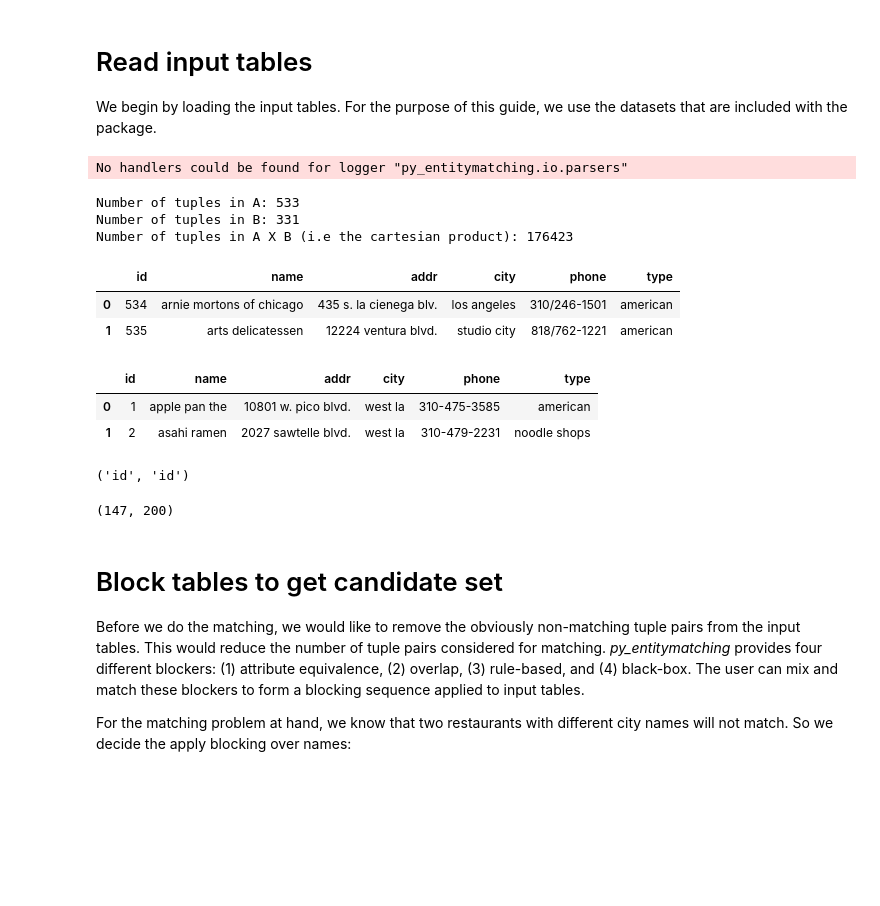
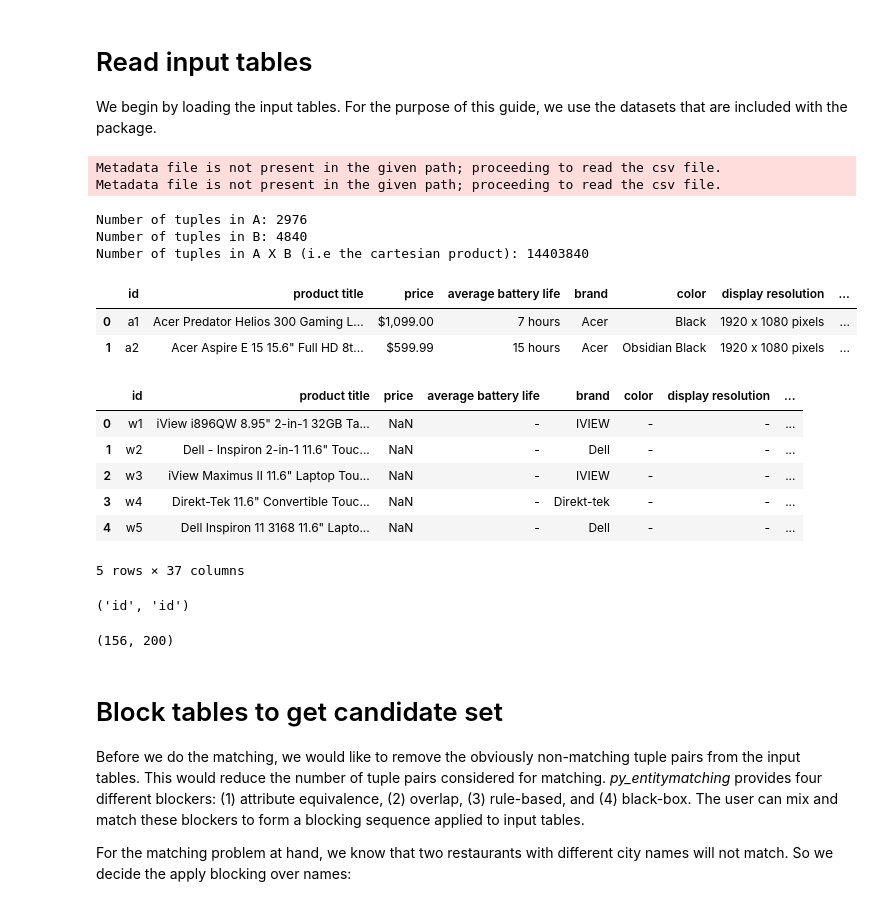
Before and after one commit to dliangsta/CS839-project, a Jupyter notebook: stage-3/notebook.ipynb, the cells around one changed output. Saved outputs shown, nothing was run; the diff lists cells and outputs as text; code cells hidden in the pictures; blank space fills up the shorter version.

```diff
--- a/stage-3/notebook.ipynb
+++ b/stage-3/notebook.ipynb
@@ -42,29 +38,38 @@ path_B = em.get_install_path() + os.sep + 'datasets' + os.sep + 'end-to-end' + o
+# %%
+# Get the paths
+path_A = '/home/liang/Workspace/cs839-project/stage-2/crawlers/data/amazon_products.csv'
+path_B = '/home/liang/Workspace/cs839-project/stage-2/crawlers/data/walmart_products.csv'
 # %%
 # Load csv files as dataframes and set the key attribute in the dataframe
 A = em.read_csv_metadata(path_A, key='id')
 B = em.read_csv_metadata(path_B, key='id')
 # %% [output]
-No handlers could be found for logger "py_entitymatching.io.parsers"
+Metadata file is not present in the given path; proceeding to read the csv file.
+Metadata file is not present in the given path; proceeding to read the csv file.
 # %%
 print('Number of tuples in A: ' + str(len(A)))
 print('Number of tuples in B: ' + str(len(B)))
 print('Number of tuples in A X B (i.e the cartesian product): ' + str(len(A)*len(B)))
 # %% [output]
-Number of tuples in A: 533
-Number of tuples in B: 331
-Number of tuples in A X B (i.e the cartesian product): 176423
+Number of tuples in A: 2976
+Number of tuples in B: 4840
+Number of tuples in A X B (i.e the cartesian product): 14403840
 # %%
 A.head(2)
 # %% [output]
-|  | id | name | addr | city | phone | type |
-| 0 | 534 | arnie mortons of chicago | 435 s. la cienega blv. | los angeles | 310/246-1501 | american |
-| 1 | 535 | arts delicatessen | 12224 ventura blvd. | studio city | 818/762-1221 | american |
+|  | id | product title | price | average battery life | brand | color | display resolution | ... |
+| 0 | a1 | Acer Predator Helios 300 Gaming L... | $1,099.00 | 7 hours | Acer | Black | 1920 x 1080 pixels | ... |
+| 1 | a2 | Acer Aspire E 15 15.6" Full HD 8t... | $599.99 | 15 hours | Acer | Obsidian Black | 1920 x 1080 pixels | ... |
 # %%
-B.head(2)
+B.head(5)
 # %% [output]
-|  | id | name | addr | city | phone | type |
-| 0 | 1 | apple pan the | 10801 w. pico blvd. | west la | 310-475-3585 | american |
-| 1 | 2 | asahi ramen | 2027 sawtelle blvd. | west la | 310-479-2231 | noodle shops |
+|  | id | product title | price | average battery life | brand | color | display resolution | ... |
+| 0 | w1 | iView i896QW 8.95" 2-in-1 32GB Ta... | NaN | - | IVIEW | - | - | ... |
+| 1 | w2 | Dell - Inspiron 2-in-1 11.6" Touc... | NaN | - | Dell | - | - | ... |
+| 2 | w3 | iView Maximus II 11.6" Laptop Tou... | NaN | - | IVIEW | - | - | ... |
+| 3 | w4 | Direkt-Tek 11.6" Convertible Touc... | NaN | - | Direkt-tek | - | - | ... |
+| 4 | w5 | Dell Inspiron 11 3168 11.6" Lapto... | NaN | - | Dell | - | - | ... |
+5 rows × 37 columns
 # %%
 # Display the keys of the input tables
 em.get_key(A), em.get_key(B)
@@ -77,7 +82,7 @@ len(A1), len(B1)
 
 # But for the purposes of this notebook, we will use the entire table A and B
 # %% [output]
-(147, 200)
+(156, 200)
 # %% [markdown]
 # Block tables to get candidate set
 
```
Also changed, not shown: parts of 7 cells of this notebook.
